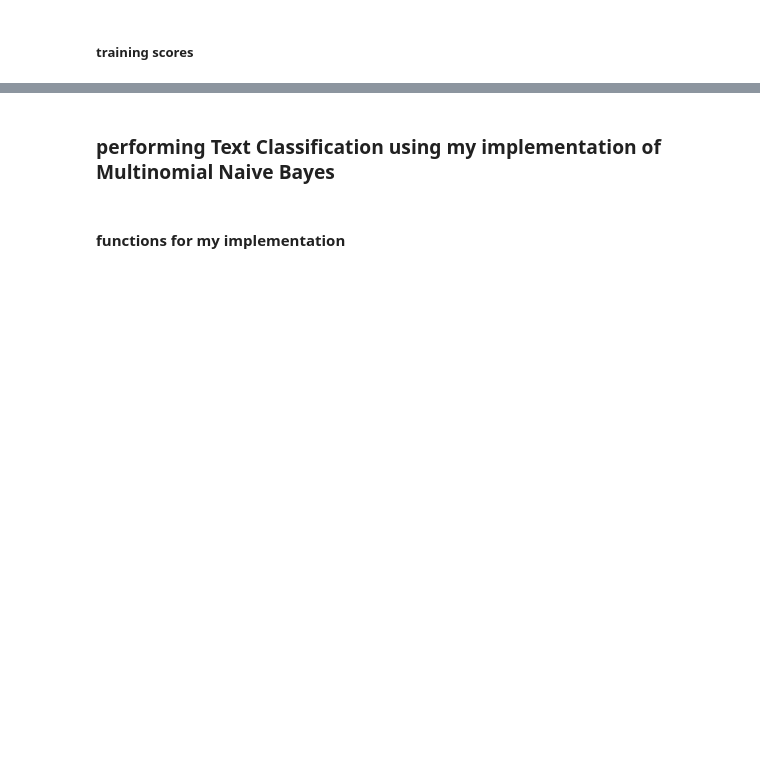
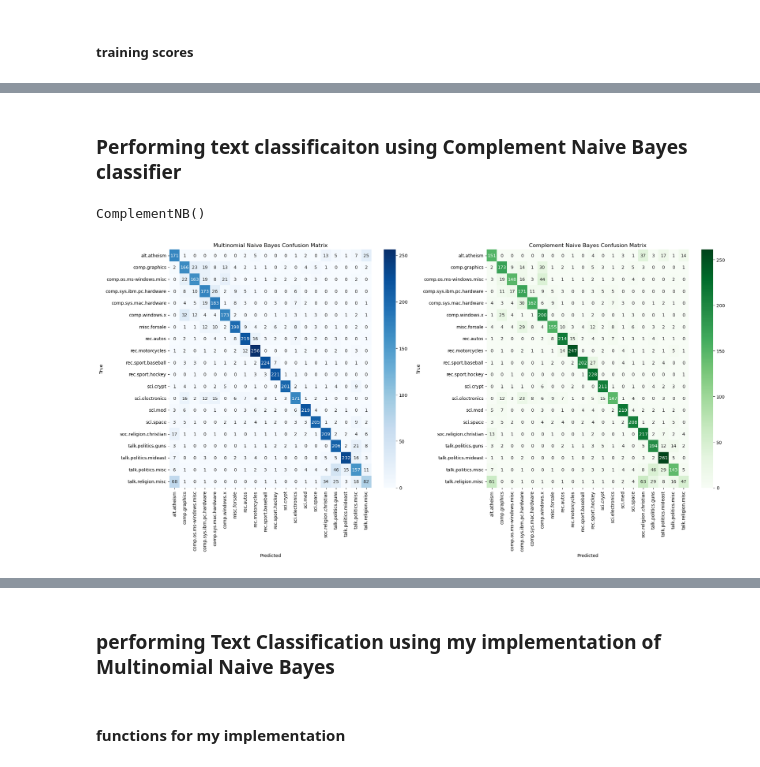
Before and after one commit to yino-Wang/Text-Classification-Na-ve-Bayes-Classifiers-, a Jupyter notebook: lab-assessment-task1.ipynb, the cells around one changed output, grey strips where cells are left out. Saved outputs shown, nothing was run; the diff lists cells and outputs as text; code cells hidden in the pictures; blank space fills up the shorter version.

```diff
--- a/lab-assessment-task1.ipynb
+++ b/lab-assessment-task1.ipynb
@@ -374,0 +525,32 @@ print(classification_report(Y_train, Y_predict_tr))
+# %% [markdown]
+### Performing text classificaiton using Complement Naive Bayes classifier
+# %%
+from sklearn.naive_bayes import ComplementNB
+
+cnb = ComplementNB() #creating the classifier
+cnb.fit(X_train, Y_train) #training the classifier with training data
+# %% [output]
+ComplementNB()
+# %%
+Y_predict_cnb = cnb.predict(X_test) #predicting the classes of test data
+# %%
+# virsualization of comarison between the two classifiers
+fig, (ax1, ax2) = plt.subplots(1, 2, figsize=(20, 10))
+# MNB confusion matrix
+sns.heatmap(confusion_matrix(Y_test, Y_predict), annot=True, fmt='d', cmap='Blues',
+            xticklabels=np.unique(Y_train), yticklabels=np.unique(Y_train), ax=ax1)
+ax1.set_title('Multinomial Naive Bayes Confusion Matrix')
+ax1.set_xlabel('Predicted')
+ax1.set_ylabel('True')
+
+# CNB confusion matrix
+sns.heatmap(confusion_matrix(Y_test, Y_predict_cnb), annot=True, fmt='d', cmap='Greens',
+            xticklabels=np.unique(Y_train), yticklabels=np.unique(Y_train), ax=ax2)
+ax2.set_title('Complement Naive Bayes Confusion Matrix')
+ax2.set_xlabel('Predicted')
+ax2.set_ylabel('True')
+
+plt.tight_layout()
+plt.show()
+# %% [output]
+[figure, added]
```
Also changed, not shown: parts of 25 cells of this notebook.
